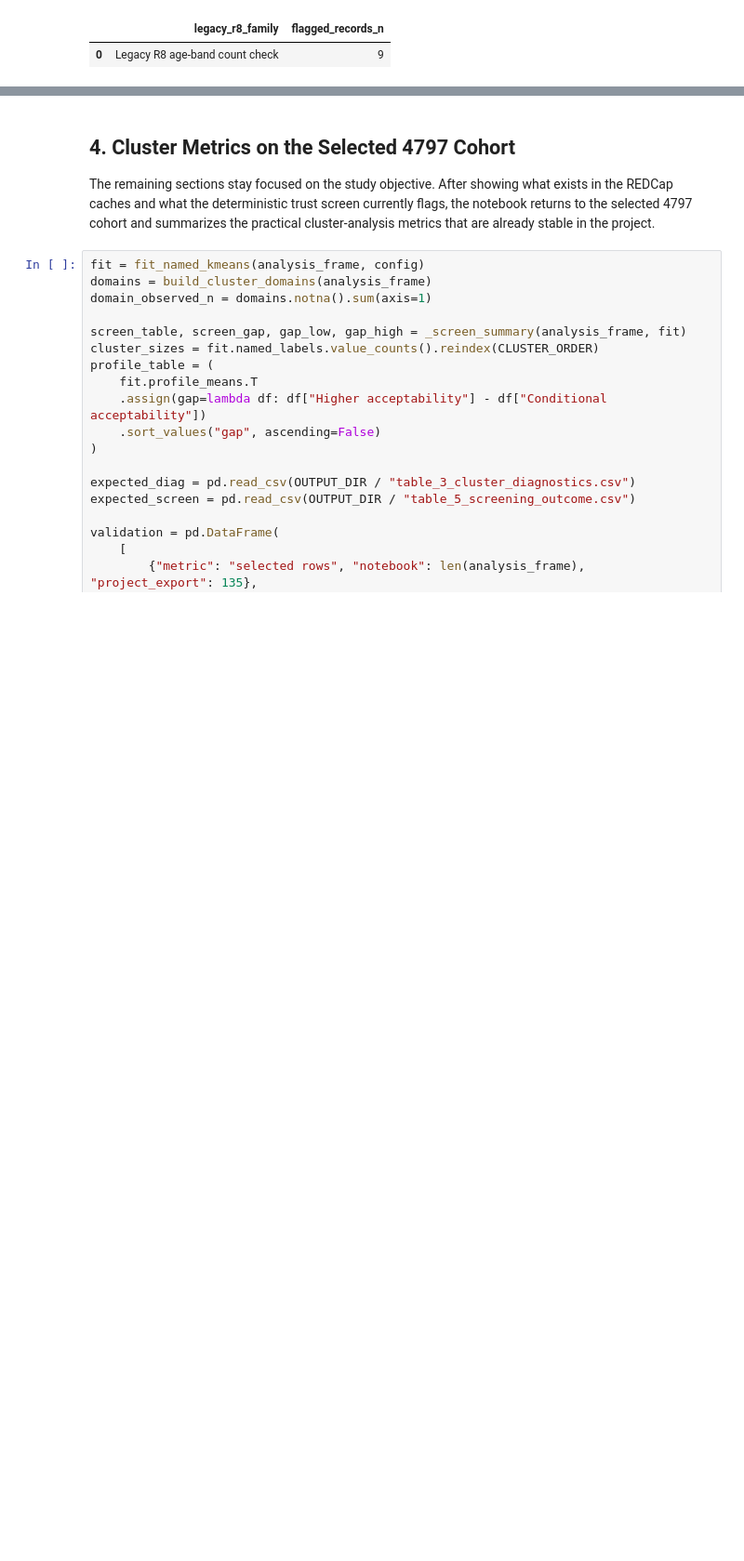
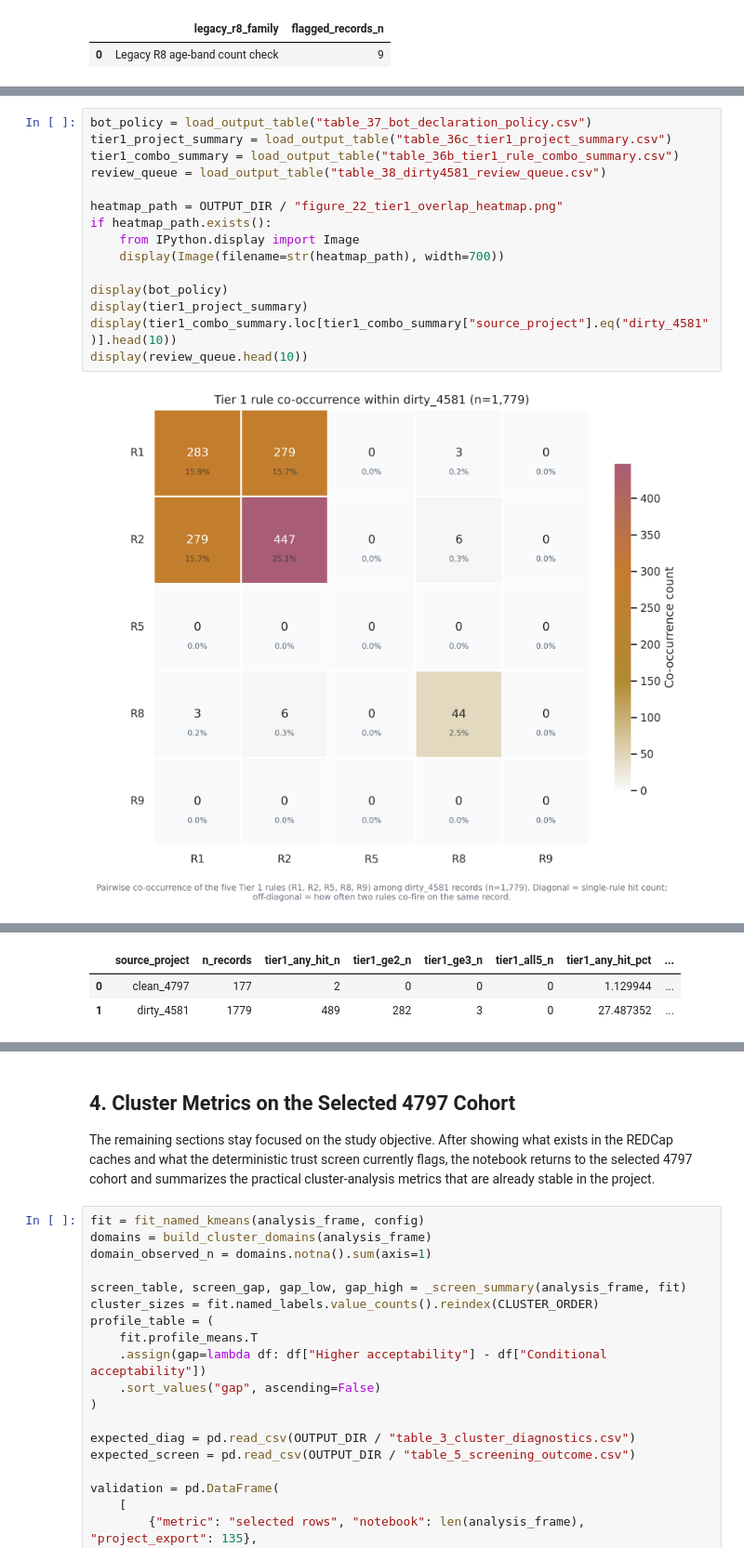
Before and after one commit to namo507/esd-redcap-metadata-watcher, a Jupyter notebook: projects/caregiver-cluster-analysis/caregiver_cluster_simple_metrics.ipynb, the cells around one changed output, grey strips where cells are left out. Shown at 93% size. Drawn from its saved outputs; the diff is of its cells as text; blank space fills up the shorter version.

```diff
--- a/projects/caregiver-cluster-analysis/caregiver_cluster_simple_metrics.ipynb
+++ b/projects/caregiver-cluster-analysis/caregiver_cluster_simple_metrics.ipynb
@@ -521,0 +531,17 @@ if not legacy_r8_summary.empty:
+# %%
+bot_policy = load_output_table("table_37_bot_declaration_policy.csv")
+tier1_project_summary = load_output_table("table_36c_tier1_project_summary.csv")
+tier1_combo_summary = load_output_table("table_36b_tier1_rule_combo_summary.csv")
+review_queue = load_output_table("table_38_dirty4581_review_queue.csv")
+
+heatmap_path = OUTPUT_DIR / "figure_22_tier1_overlap_heatmap.png"
+if heatmap_path.exists():
+    from IPython.display import Image
+    display(Image(filename=str(heatmap_path), width=700))
+
+display(bot_policy)
+display(tier1_project_summary)
+display(tier1_combo_summary.loc[tier1_combo_summary["source_project"].eq("dirty_4581")].head(10))
+display(review_queue.head(10))
+# %% [output]
+[figure, added]
@@ -521,0 +556,3 @@ if not legacy_r8_summary.empty:
+|  | source_project | n_records | tier1_any_hit_n | tier1_ge2_n | tier1_ge3_n | tier1_all5_n | tier1_any_hit_pct | ... |
+| 0 | clean_4797 | 177 | 2 | 0 | 0 | 0 | 1.129944 | ... |
+| 1 | dirty_4581 | 1779 | 489 | 282 | 3 | 0 | 27.487352 | ... |
```
Also changed, not shown: parts of 3 cells of this notebook, 36 other files.
